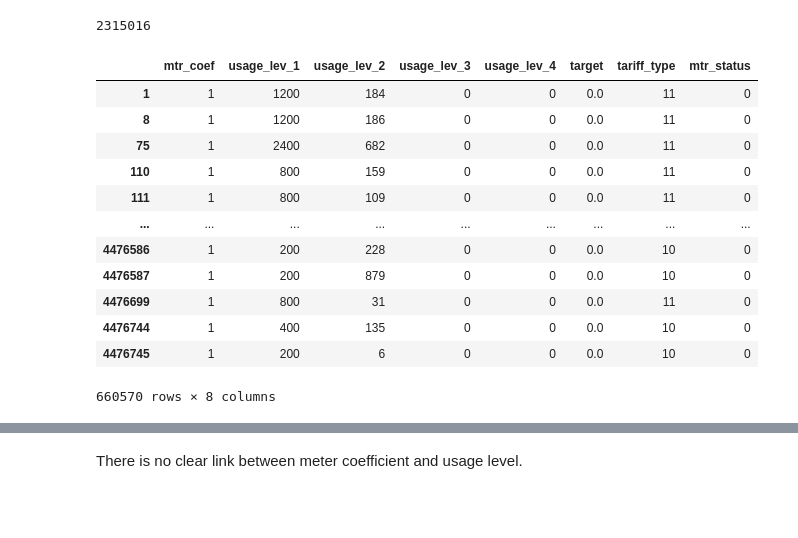
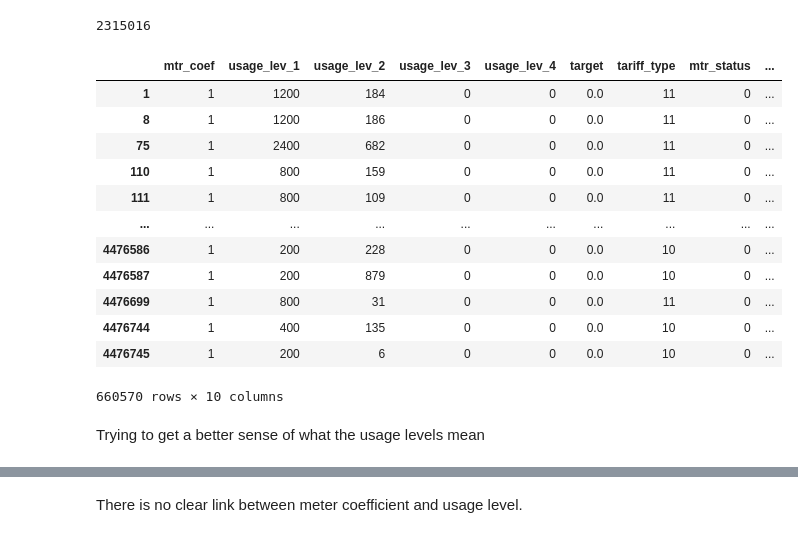
Before and after one commit to insatiablycivil/Fraud_Detection_Energy_Consumption, a Jupyter notebook: Exploratory Data Analysis.ipynb, the cells around one changed output, grey strips where cells are left out. Drawn from its saved outputs; the diff is of its cells as text; code cells hidden in the pictures; blank space fills up the shorter version.

```diff
--- a/Exploratory Data Analysis.ipynb
+++ b/Exploratory Data Analysis.ipynb
@@ -394,20 +395,22 @@ sum(df_train['usage_lev_4'][df_train['mtr_coef'] != 1])
 # %% [output]
 2315016
 # %%
-col_names = ['mtr_coef', 'usage_lev_1', 'usage_lev_2', 'usage_lev_3', 'usage_lev_4', 'target', 'tariff_type', 'mtr_status']
+col_names = ['mtr_coef', 'usage_lev_1', 'usage_lev_2', 'usage_lev_3', 'usage_lev_4', 'target', 'tariff_type', 'mtr_status', 'mtr_code', 'counter_type']
 df_temp = df_train[col_names]
 df_temp[(df_temp['usage_lev_2'] > 0) | (df_temp['usage_lev_3'] > 0) | (df_temp['usage_lev_4'] > 0)]
 # %% [output]
-|  | mtr_coef | usage_lev_1 | usage_lev_2 | usage_lev_3 | usage_lev_4 | target | tariff_type | mtr_status |
-| 1 | 1 | 1200 | 184 | 0 | 0 | 0.0 | 11 | 0 |
-| 8 | 1 | 1200 | 186 | 0 | 0 | 0.0 | 11 | 0 |
-| 75 | 1 | 2400 | 682 | 0 | 0 | 0.0 | 11 | 0 |
-| 110 | 1 | 800 | 159 | 0 | 0 | 0.0 | 11 | 0 |
-| 111 | 1 | 800 | 109 | 0 | 0 | 0.0 | 11 | 0 |
-| ... | ... | ... | ... | ... | ... | ... | ... | ... |
-| 4476586 | 1 | 200 | 228 | 0 | 0 | 0.0 | 10 | 0 |
-| 4476587 | 1 | 200 | 879 | 0 | 0 | 0.0 | 10 | 0 |
-| 4476699 | 1 | 800 | 31 | 0 | 0 | 0.0 | 11 | 0 |
-| 4476744 | 1 | 400 | 135 | 0 | 0 | 0.0 | 10 | 0 |
-| 4476745 | 1 | 200 | 6 | 0 | 0 | 0.0 | 10 | 0 |
+|  | mtr_coef | usage_lev_1 | usage_lev_2 | usage_lev_3 | usage_lev_4 | target | tariff_type | mtr_status | ... |
+| 1 | 1 | 1200 | 184 | 0 | 0 | 0.0 | 11 | 0 | ... |
+| 8 | 1 | 1200 | 186 | 0 | 0 | 0.0 | 11 | 0 | ... |
+| 75 | 1 | 2400 | 682 | 0 | 0 | 0.0 | 11 | 0 | ... |
+| 110 | 1 | 800 | 159 | 0 | 0 | 0.0 | 11 | 0 | ... |
+| 111 | 1 | 800 | 109 | 0 | 0 | 0.0 | 11 | 0 | ... |
+| ... | ... | ... | ... | ... | ... | ... | ... | ... | ... |
+| 4476586 | 1 | 200 | 228 | 0 | 0 | 0.0 | 10 | 0 | ... |
+| 4476587 | 1 | 200 | 879 | 0 | 0 | 0.0 | 10 | 0 | ... |
+| 4476699 | 1 | 800 | 31 | 0 | 0 | 0.0 | 11 | 0 | ... |
+| 4476744 | 1 | 400 | 135 | 0 | 0 | 0.0 | 10 | 0 | ... |
+| 4476745 | 1 | 200 | 6 | 0 | 0 | 0.0 | 10 | 0 | ... |
-660570 rows × 8 columns
+660570 rows × 10 columns
+# %% [markdown]
+Trying to get a better sense of what the usage levels mean
```
Also changed, not shown: parts of 74 cells of this notebook.
